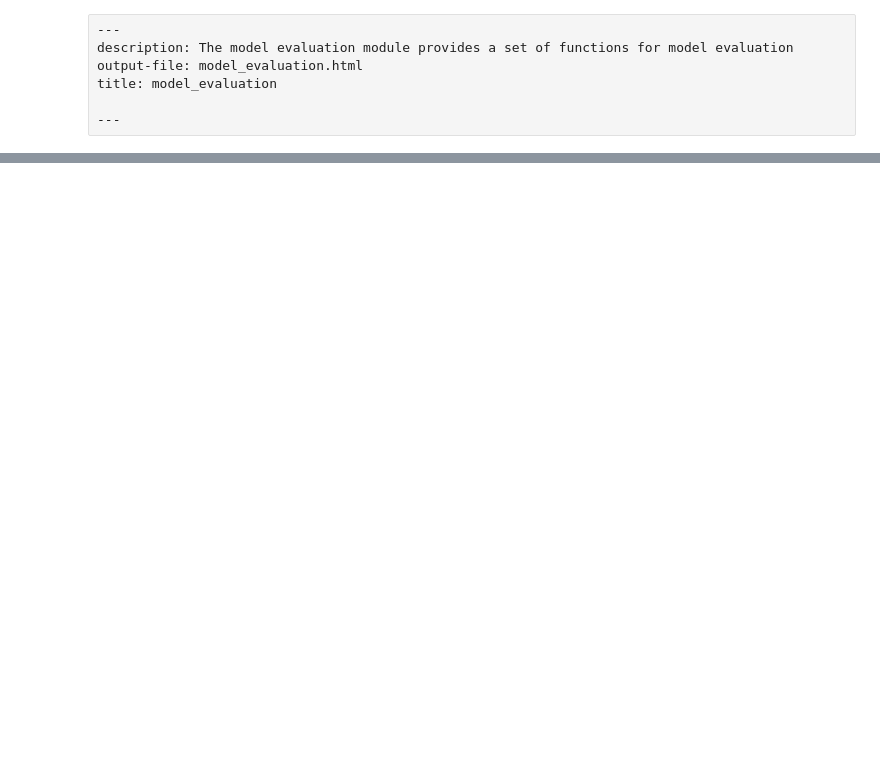
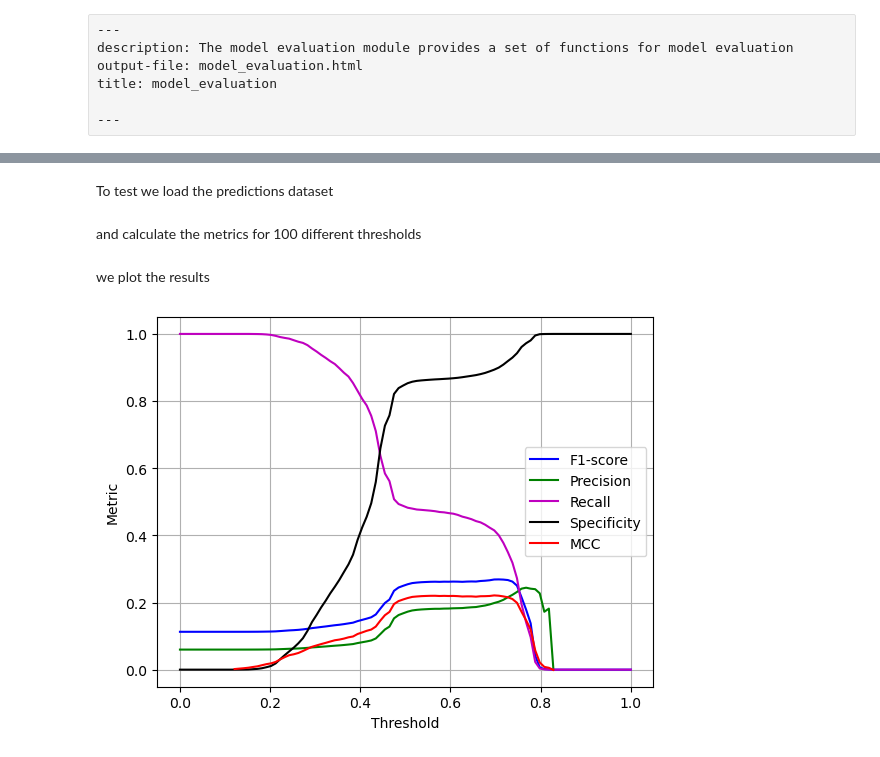
Before and after one commit to rcvalenzuela/aatools, a Jupyter notebook: _proc/03_model_evaluation.ipynb, the cells around one changed output, grey strips where cells are left out. Saved outputs shown, nothing was run; the diff lists cells and outputs as text; code cells hidden in the pictures; blank space fills up the shorter version.

```diff
--- a/_proc/03_model_evaluation.ipynb
+++ b/_proc/03_model_evaluation.ipynb
@@ -32,10 +30,24 @@ Returns dataframe with several binary classification metrics as a function of th
+# %% [markdown]
+To test we load the predictions dataset
+# %%
+preds = load_predictions()
+# %% [markdown]
+and calculate the metrics for 100 different thresholds
+# %%
+mthr = metrics_by_threshold(preds['y_true'], preds['y_proba'])
+# %% [markdown]
+we plot the results
 # %%
-# fig, ax = plt.subplots()
-# ax.plot(mthr['thr'], mthr['f1'], color='b', label=f'F1-score')
-# ax.plot(mthr['thr'], mthr['precision'], color='g', label=f'Precision')
-# ax.plot(mthr['thr'], mthr['recall'], color='m', label=f'Recall')
-# ax.plot(mthr['thr'], mthr['specificity'], color='k', label=f'Specificity')
-# ax.legend()
-# ax.grid()
-# ax.set_xlabel('Threshold')
-# ax.set_ylabel('Metric')
+fig, ax = plt.subplots()
+ax.plot(mthr['thr'], mthr['f1'], color='b', label=f'F1-score')
+ax.plot(mthr['thr'], mthr['precision'], color='g', label=f'Precision')
+ax.plot(mthr['thr'], mthr['recall'], color='m', label=f'Recall')
+ax.plot(mthr['thr'], mthr['specificity'], color='k', label=f'Specificity')
+ax.plot(mthr['thr'], mthr['mcc'], color='r', label=f'MCC')
+ax.legend()
+ax.grid()
+ax.set_xlabel('Threshold')
+ax.set_ylabel('Metric')
+plt.show()
+# %% [output]
+[figure, added]
```
Also changed, not shown: parts of 2 cells of this notebook, 10 other files.
